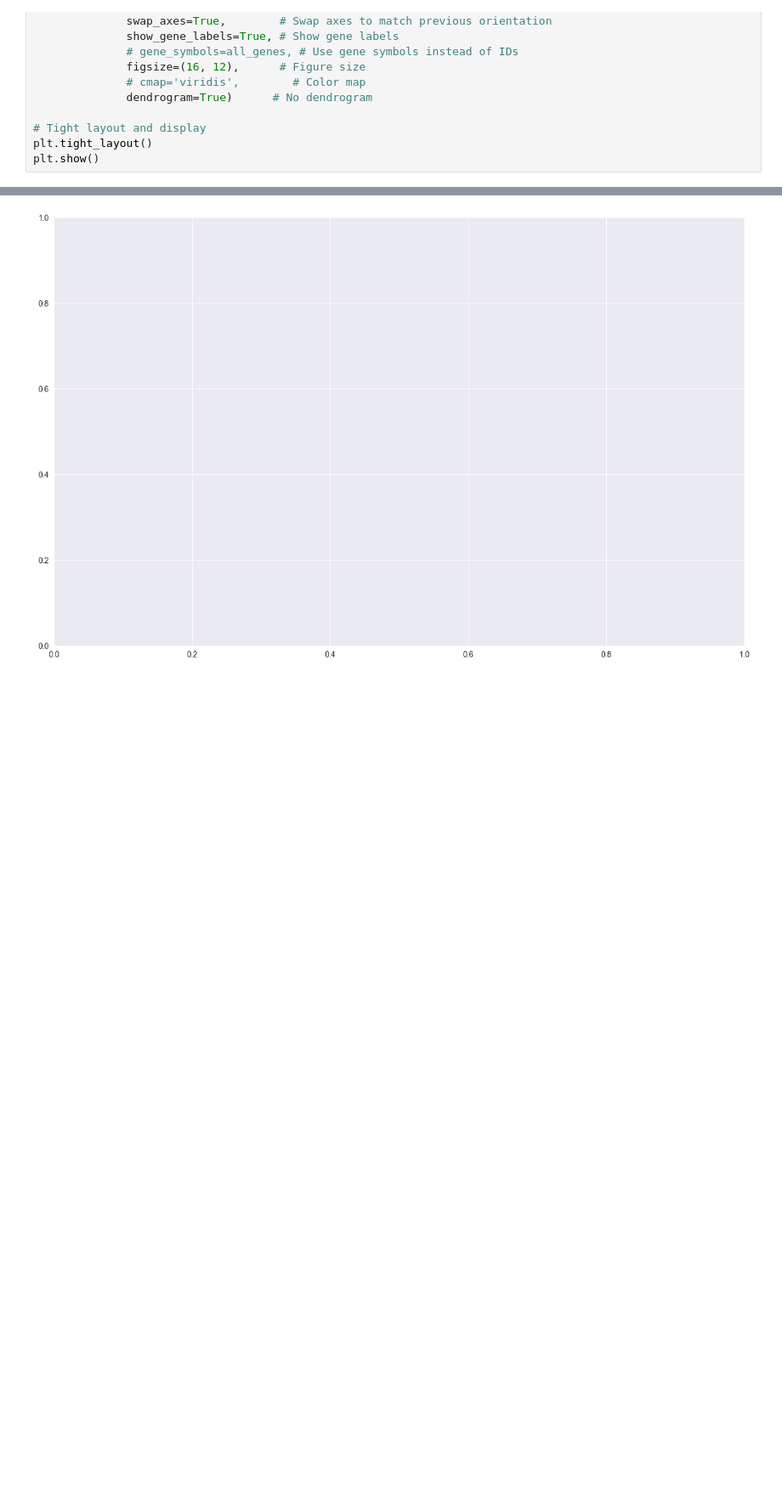
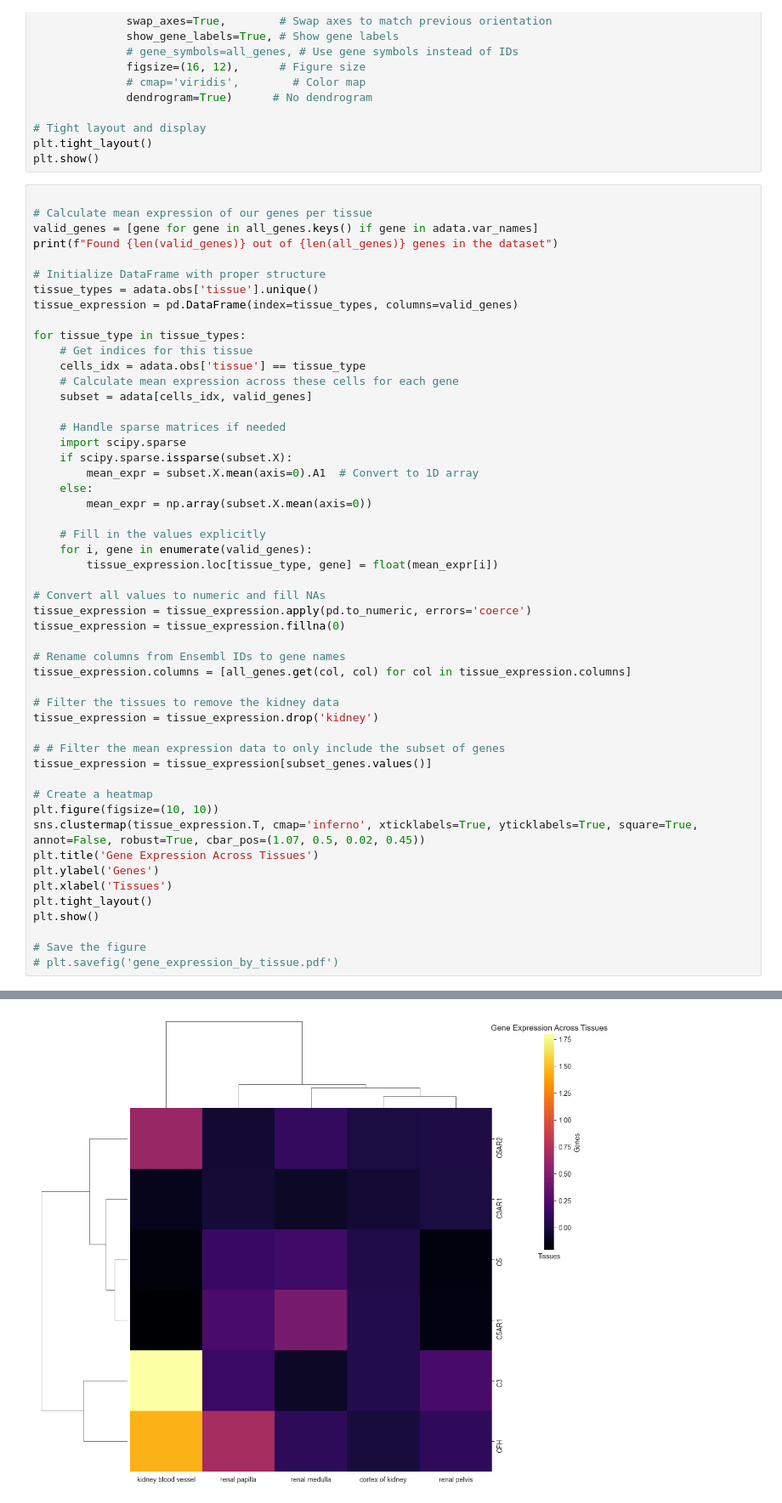
Before and after one commit to aumchampaneri/Biochemistry-BS, a Jupyter notebook: Thesis Project/Kidney/Human/Human_Census Gene Query Notebook.ipynb, the cells around one changed output, grey strips where cells are left out. Shown: that part at 85% size. Cells and saved outputs as stored; diff of their text form; blank space fills up the shorter version.

Commit message:
Add heatmap and clustermap visualizations for gene expression across top 50 cell types and tissues

```diff
--- a/Thesis Project/Kidney/Human/Human_Census Gene Query Notebook.ipynb
+++ b/Thesis Project/Kidney/Human/Human_Census Gene Query Notebook.ipynb
@@ -333,5 +414,55 @@ sc.pl.heatmap(filtered_adata,
 plt.tight_layout()
 plt.show()
 # %%
+
+# Calculate mean expression of our genes per tissue
+valid_genes = [gene for gene in all_genes.keys() if gene in adata.var_names]
+print(f"Found {len(valid_genes)} out of {len(all_genes)} genes in the dataset")
+
+# Initialize DataFrame with proper structure
+tissue_types = adata.obs['tissue'].unique()
+tissue_expression = pd.DataFrame(index=tissue_types, columns=valid_genes)
+
+for tissue_type in tissue_types:
+    # Get indices for this tissue
+    cells_idx = adata.obs['tissue'] == tissue_type
+    # Calculate mean expression across these cells for each gene
+    subset = adata[cells_idx, valid_genes]
+
+    # Handle sparse matrices if needed
+    import scipy.sparse
+    if scipy.sparse.issparse(subset.X):
+        mean_expr = subset.X.mean(axis=0).A1  # Convert to 1D array
+    else:
+        mean_expr = np.array(subset.X.mean(axis=0))
+
+    # Fill in the values explicitly
+    for i, gene in enumerate(valid_genes):
+        tissue_expression.loc[tissue_type, gene] = float(mean_expr[i])
+
+# Convert all values to numeric and fill NAs
+tissue_expression = tissue_expression.apply(pd.to_numeric, errors='coerce')
+tissue_expression = tissue_expression.fillna(0)
+
+# Rename columns from Ensembl IDs to gene names
+tissue_expression.columns = [all_genes.get(col, col) for col in tissue_expression.columns]
+
+# Filter the tissues to remove the kidney data
+tissue_expression = tissue_expression.drop('kidney')
+
+# # Filter the mean expression data to only include the subset of genes
+tissue_expression = tissue_expression[subset_genes.values()]
+
+# Create a heatmap
+plt.figure(figsize=(10, 10))
+sns.clustermap(tissue_expression.T, cmap='inferno', xticklabels=True, yticklabels=True, square=True, annot=False, robust=True, cbar_pos=(1.07, 0.5, 0.02, 0.45))
+plt.title('Gene Expression Across Tissues')
+plt.ylabel('Genes')
+plt.xlabel('Tissues')
+plt.tight_layout()
+plt.show()
+
+# Save the figure
+# plt.savefig('gene_expression_by_tissue.pdf')
 # %% [output]
 Found 28 out of 32 genes in the dataset
@@ -339 +470 @@ TypeError: Image data of dtype object cannot be converted to float
-[figure, old version]
+[figure, new version]
```
Also changed, not shown: parts of 4 cells of this notebook, 1 other file.
